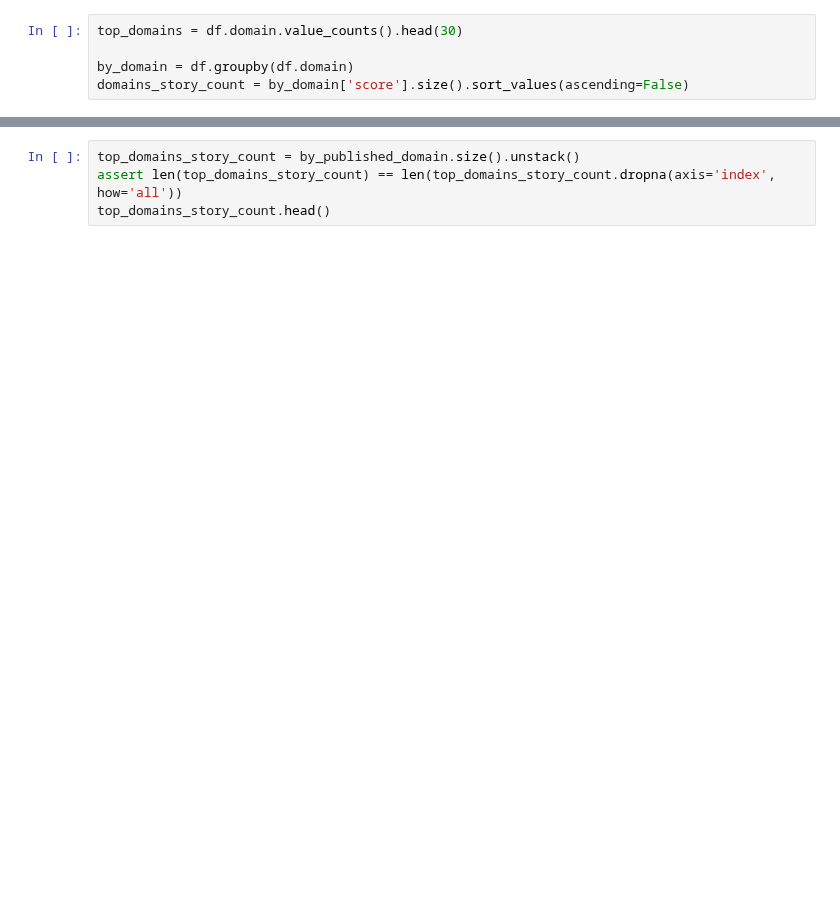
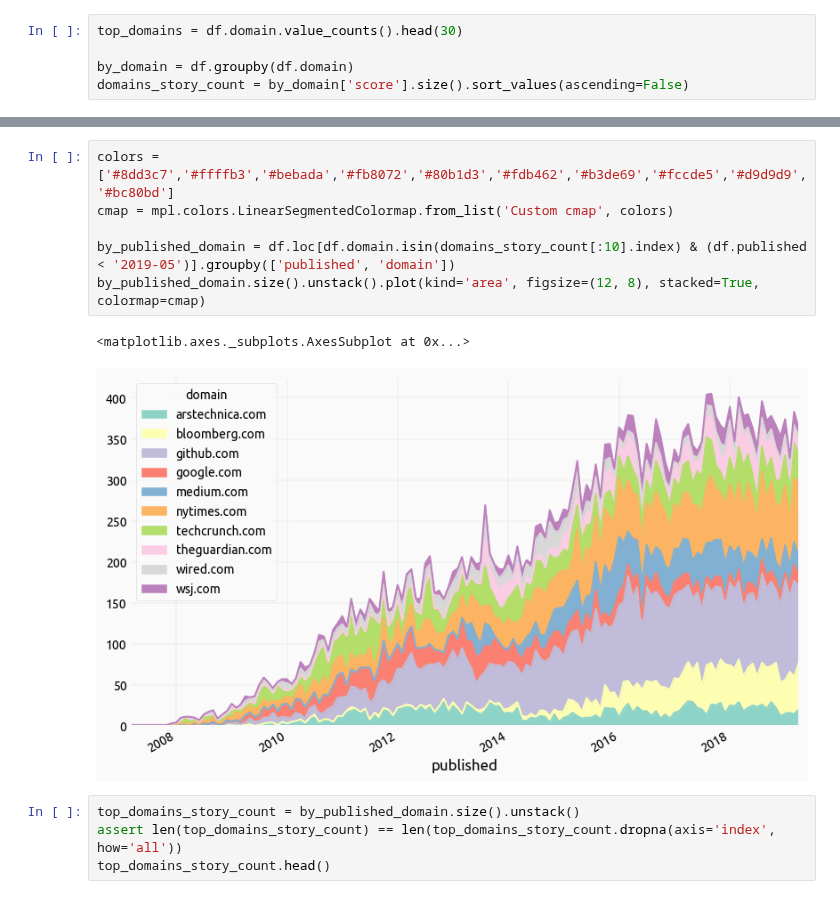
Before and after one commit to yaph/ipython-notebooks, a Jupyter notebook: hacker-news-stories.ipynb, the cells around one changed output, grey strips where cells are left out. Drawn from its saved outputs; the diff is of its cells as text; blank space fills up the shorter version.

```diff
--- a/hacker-news-stories.ipynb
+++ b/hacker-news-stories.ipynb
@@ -69,3 +71,12 @@ domains_story_count[:10][::-1].plot.barh(figsize=(6, 6));
+# %%
+colors = ['#8dd3c7','#ffffb3','#bebada','#fb8072','#80b1d3','#fdb462','#b3de69','#fccde5','#d9d9d9','#bc80bd']
+cmap = mpl.colors.LinearSegmentedColormap.from_list('Custom cmap', colors)
+
+by_published_domain = df.loc[df.domain.isin(domains_story_count[:10].index) & (df.published < '2019-05')].groupby(['published', 'domain'])
+by_published_domain.size().unstack().plot(kind='area', figsize=(12, 8), stacked=True, colormap=cmap)
+# %% [output]
+<matplotlib.axes._subplots.AxesSubplot at 0x...>
+[figure, added]
 # %%
 top_domains_story_count = by_published_domain.size().unstack()
 assert len(top_domains_story_count) == len(top_domains_story_count.dropna(axis='index', how='all'))
```
Also changed, not shown: parts of 7 cells of this notebook.
